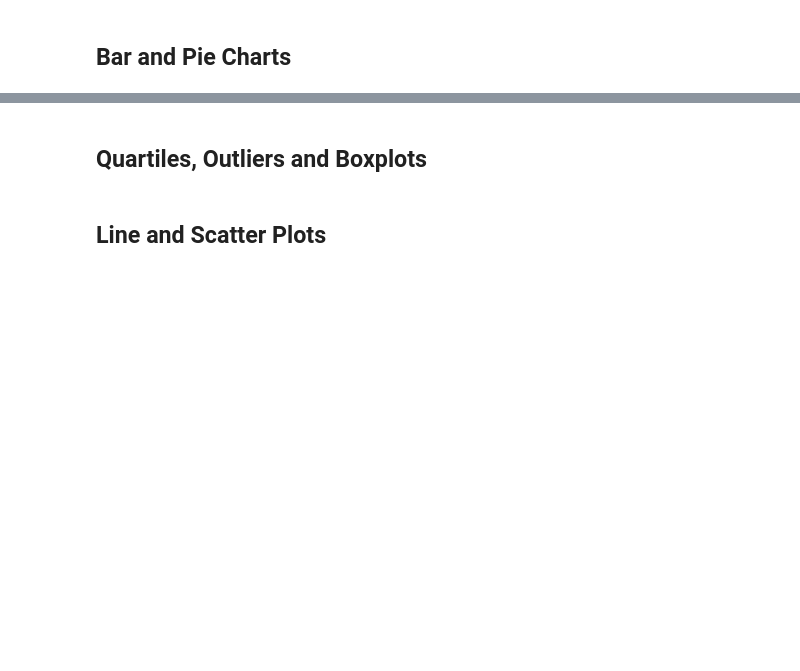
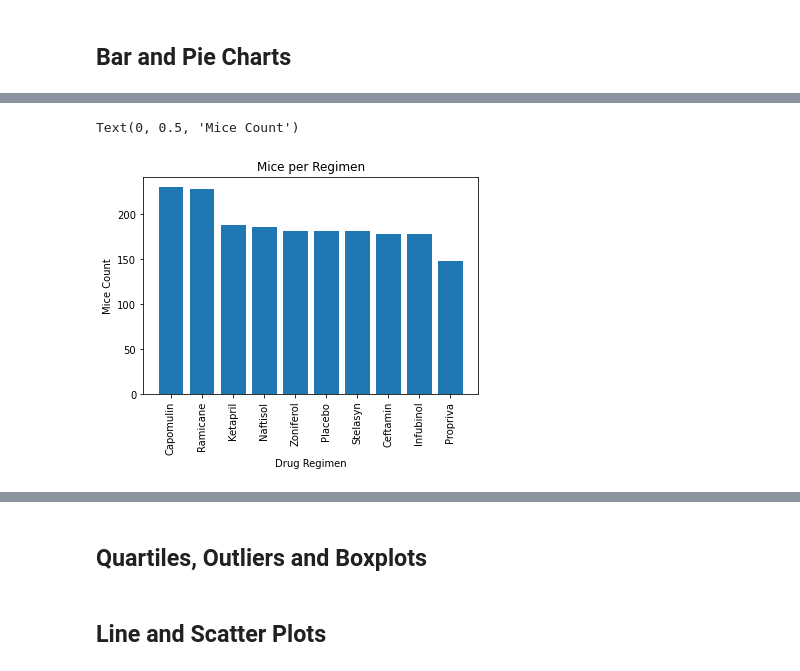
Before and after one commit to uldom/Matplotlib_Challenge, a Jupyter notebook: Pymaceuticals/pymaceuticals_starter.ipynb, the cells around one changed output, grey strips where cells are left out. Cells and saved outputs as stored; diff of their text form; code cells hidden in the pictures; blank space fills up the shorter version.

```diff
--- a/Pymaceuticals/pymaceuticals_starter.ipynb
+++ b/Pymaceuticals/pymaceuticals_starter.ipynb
@@ -185,4 +231,17 @@ stats
 # %%
 # Generate a bar plot showing the total number of unique mice tested on each drug regimen using pyplot.
+
+x_values = clean_dataframe['Drug Regimen'].value_counts().index
+y_values= clean_dataframe['Drug Regimen'].value_counts().values
+
+plt.bar(x_values,y_values)
+plt.xticks(rotation = 90)
+plt.title("Mice per Regimen")
+plt.xlabel('Drug Regimen', fontsize = 10)
+plt.ylabel('Mice Count', fontsize = 10)
+plt.show()
+# %% [output]
+Text(0, 0.5, 'Mice Count')
+[figure, added]
 # %%
 # Generate a pie plot showing the distribution of female versus male mice using pandas
```
Also changed, not shown: parts of 5 cells of this notebook.
